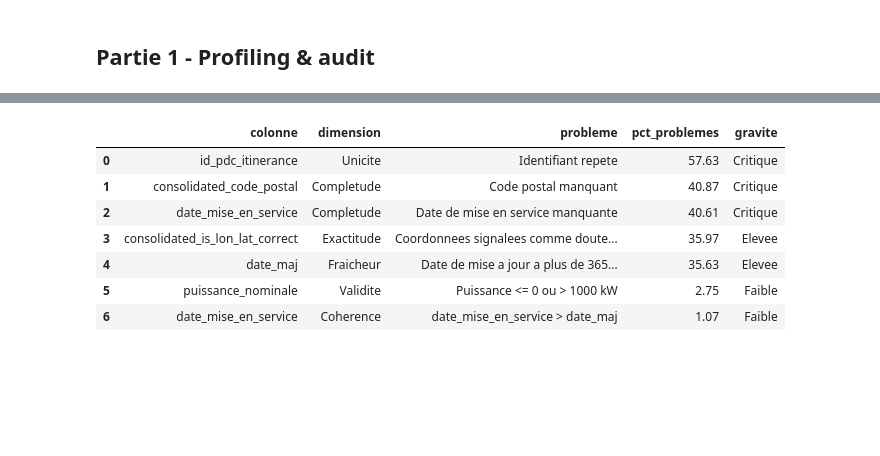
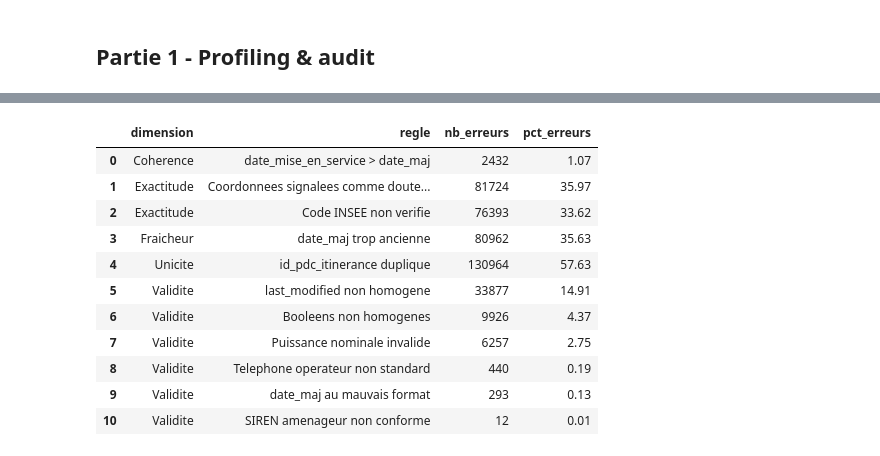
Before and after one commit to Shugela/tp_qualite_donnee, a Jupyter notebook: pipeline_irve.ipynb, the cells around one changed output, grey strips where cells are left out. Drawn from its saved outputs; the diff is of its cells as text; code cells hidden in the pictures; blank space fills up the shorter version.

Commit message:
correction partie 1 et 2 après discussion avec le prof + partie 3

```diff
--- a/pipeline_irve.ipynb
+++ b/pipeline_irve.ipynb
@@ -167,80 +269,21 @@ completude
 # %%
-date_maj = pd.to_datetime(df['date_maj'], errors='coerce')
-date_mise_en_service = pd.to_datetime(df['date_mise_en_service'], errors='coerce')
-puissance_nominale = pd.to_numeric(df['puissance_nominale'], errors='coerce')
+display(audit_partie1)
+display(cles_erreurs)
 
-
-# Petite fonction de gravite simple pour rendre la grille plus lisible.
-def gravite(pct):
-    if pct >= 40:
-        return 'Critique'
-    if pct >= 20:
-        return 'Elevee'
-    if pct >= 5:
-        return 'Moyenne'
-    return 'Faible'
-
-
-# Grille Audit
-grille_audit = pd.DataFrame([
-    {
-        'colonne': 'consolidated_code_postal',
-        'dimension': 'Completude',
-        'probleme': 'Code postal manquant',
-        'pct_problemes': round(df['consolidated_code_postal'].isna().mean() * 100, 2),
-    },
-    {
-        'colonne': 'date_mise_en_service',
-        'dimension': 'Completude',
-        'probleme': 'Date de mise en service manquante',
-        'pct_problemes': round(df['date_mise_en_service'].isna().mean() * 100, 2),
-    },
-    {
-        'colonne': 'puissance_nominale',
-        'dimension': 'Validite',
-        'probleme': 'Puissance <= 0 ou > 1000 kW',
-        'pct_problemes': round(((puissance_nominale <= 0) | (puissance_nominale > 1000)).mean() * 100, 2),
-    },
-    {
-        'colonne': 'id_pdc_itinerance',
-        'dimension': 'Unicite',
-        'probleme': 'Identifiant repete',
-        'pct_problemes': round((df['id_pdc_itinerance'].duplicated(keep=False)).mean() * 100, 2),
-    },
-    {
-        'colonne': 'consolidated_is_lon_lat_correct',
-        'dimension': 'Exactitude',
-        'probleme': 'Coordonnees signalees comme douteuses',
-        'pct_problemes': round((df['consolidated_is_lon_lat_correct'] == False).mean() * 100, 2),
-    },
-    {
-        'colonne': 'date_mise_en_service',
-        'dimension': 'Coherence',
-        'probleme': 'date_mise_en_service > date_maj',
-        'pct_problemes': round((
-            (date_mise_en_service.notna())
-            & (date_maj.notna())
-            & (date_mise_en_service > date_maj)
-        ).mean() * 100, 2),
-    },
-    {
-        'colonne': 'date_maj',
-        'dimension': 'Fraicheur',
-        'probleme': 'Date de mise a jour a plus de 365 jours du maximum du fichier',
-        'pct_problemes': round((date_maj < (date_maj.max() - pd.Timedelta(days=365))).mean() * 100, 2),
-    },
-])
-
-grille_audit['gravite'] = grille_audit['pct_problemes'].apply(gravite)
-grille_audit = grille_audit.sort_values('pct_problemes', ascending=False).reset_index(drop=True)
-
-grille_audit
+print("Exemples de requetes utiles :")
+print("erreurs_partie1['Validite - date_maj au mauvais format'].head()")
+print("erreurs_partie1['Coherence - date_mise_en_service > date_maj'].head()")
+print("erreurs_partie1['Fraicheur - date_maj trop ancienne'].head()")
 # %% [output]
-|  | colonne | dimension | probleme | pct_problemes | gravite |
-| 0 | id_pdc_itinerance | Unicite | Identifiant repete | 57.63 | Critique |
-| 1 | consolidated_code_postal | Completude | Code postal manquant | 40.87 | Critique |
-| 2 | date_mise_en_service | Completude | Date de mise en service manquante | 40.61 | Critique |
-| 3 | consolidated_is_lon_lat_correct | Exactitude | Coordonnees signalees comme doute... | 35.97 | Elevee |
-| 4 | date_maj | Fraicheur | Date de mise a jour a plus de 365... | 35.63 | Elevee |
-| 5 | puissance_nominale | Validite | Puissance <= 0 ou > 1000 kW | 2.75 | Faible |
-| 6 | date_mise_en_service | Coherence | date_mise_en_service > date_maj | 1.07 | Faible |
+|  | dimension | regle | nb_erreurs | pct_erreurs |
+| 0 | Coherence | date_mise_en_service > date_maj | 2432 | 1.07 |
+| 1 | Exactitude | Coordonnees signalees comme doute... | 81724 | 35.97 |
+| 2 | Exactitude | Code INSEE non verifie | 76393 | 33.62 |
+| 3 | Fraicheur | date_maj trop ancienne | 80962 | 35.63 |
+| 4 | Unicite | id_pdc_itinerance duplique | 130964 | 57.63 |
+| 5 | Validite | last_modified non homogene | 33877 | 14.91 |
+| 6 | Validite | Booleens non homogenes | 9926 | 4.37 |
+| 7 | Validite | Puissance nominale invalide | 6257 | 2.75 |
+| 8 | Validite | Telephone operateur non standard | 440 | 0.19 |
+| 9 | Validite | date_maj au mauvais format | 293 | 0.13 |
+| 10 | Validite | SIREN amenageur non conforme | 12 | 0.01 |
```
Also changed, not shown: parts of 35 cells of this notebook, 1 other file.
